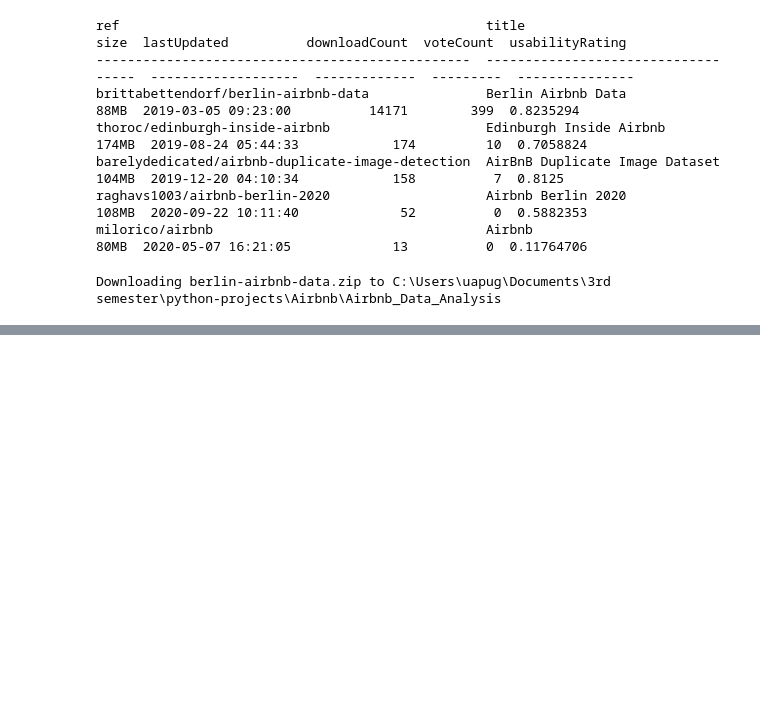
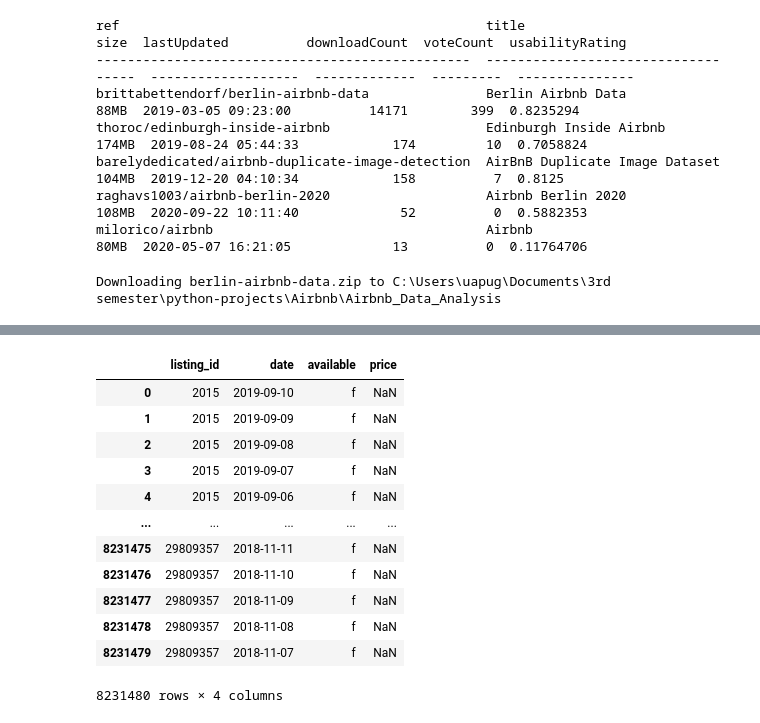
Before and after one commit to mikepuzzo/Airbnb_Data_Analysis, a Jupyter notebook: Airbnb_Data_Analysis.ipynb, the cells around one changed output, grey strips where cells are left out. Saved outputs shown, nothing was run; the diff lists cells and outputs as text; code cells hidden in the pictures; blank space fills up the shorter version.

```diff
--- a/Airbnb_Data_Analysis.ipynb
+++ b/Airbnb_Data_Analysis.ipynb
@@ -68,0 +17,17 @@ from pyspark.sql import SparkSession
+# %%
+df_cs = pd.read_csv("calendar_summary.csv")
+df_cs
+# %% [output]
+|  | listing_id | date | available | price |
+| 0 | 2015 | 2019-09-10 | f | NaN |
+| 1 | 2015 | 2019-09-09 | f | NaN |
+| 2 | 2015 | 2019-09-08 | f | NaN |
+| 3 | 2015 | 2019-09-07 | f | NaN |
+| 4 | 2015 | 2019-09-06 | f | NaN |
+| ... | ... | ... | ... | ... |
+| 8231475 | 29809357 | 2018-11-11 | f | NaN |
+| 8231476 | 29809357 | 2018-11-10 | f | NaN |
+| 8231477 | 29809357 | 2018-11-09 | f | NaN |
+| 8231478 | 29809357 | 2018-11-08 | f | NaN |
+| 8231479 | 29809357 | 2018-11-07 | f | NaN |
+8231480 rows × 4 columns
```
Also changed, not shown: parts of 12 cells of this notebook.
